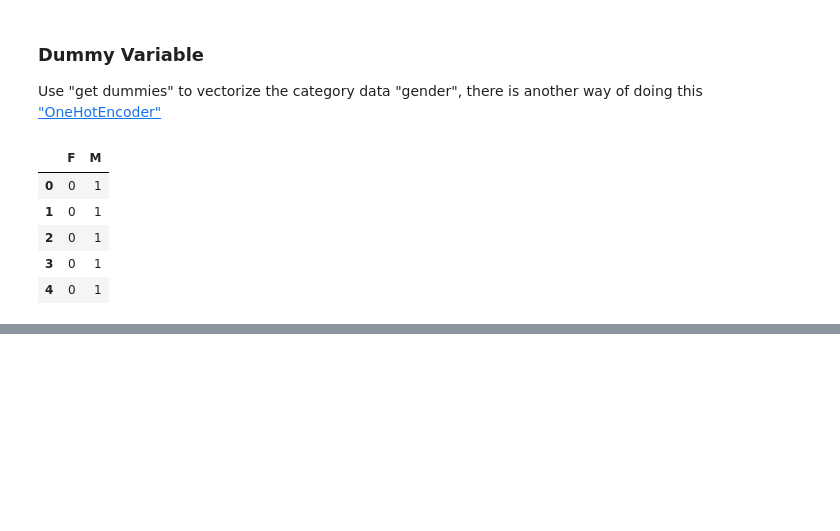
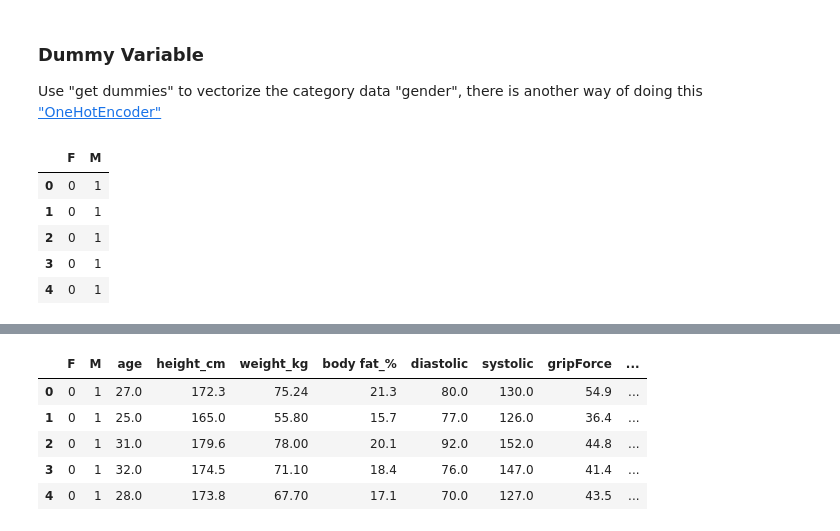
Before and after one commit to ryan840919/Body-Performance, a Jupyter notebook: 黃柏碩_body_performance_inprove.ipynb, the cells around one changed output, grey strips where cells are left out. Cells and saved outputs as stored; diff of their text form; code cells hidden in the pictures; blank space fills up the shorter version.

```diff
--- a/黃柏碩_body_performance_inprove.ipynb
+++ b/黃柏碩_body_performance_inprove.ipynb
@@ -56,0 +58,3 @@ genderdum.head()
+# %%
+classord = data[['class']].replace(['A','B','C','D'],[1,2,3,4])
+classord.head()
@@ -56,0 +68,17 @@ genderdum.head()
+# %%
+#drop gender and class first
+datadrop = data.drop(['gender','class'], axis=1)
+
+#concat the dummied gender
+datafeature = pd.concat([genderdum,datadrop], axis=1)
+
+#concat the ordinal targets
+datafull = pd.concat([datafeature,classord],axis=1)
+datafull.head()
+# %% [output]
+|  | F | M | age | height_cm | weight_kg | body fat_% | diastolic | systolic | gripForce | ... |
+| 0 | 0 | 1 | 27.0 | 172.3 | 75.24 | 21.3 | 80.0 | 130.0 | 54.9 | ... |
+| 1 | 0 | 1 | 25.0 | 165.0 | 55.80 | 15.7 | 77.0 | 126.0 | 36.4 | ... |
+| 2 | 0 | 1 | 31.0 | 179.6 | 78.00 | 20.1 | 92.0 | 152.0 | 44.8 | ... |
+| 3 | 0 | 1 | 32.0 | 174.5 | 71.10 | 18.4 | 76.0 | 147.0 | 41.4 | ... |
+| 4 | 0 | 1 | 28.0 | 173.8 | 67.70 | 17.1 | 70.0 | 127.0 | 43.5 | ... |
```
Also changed, not shown: parts of 3 cells of this notebook.
